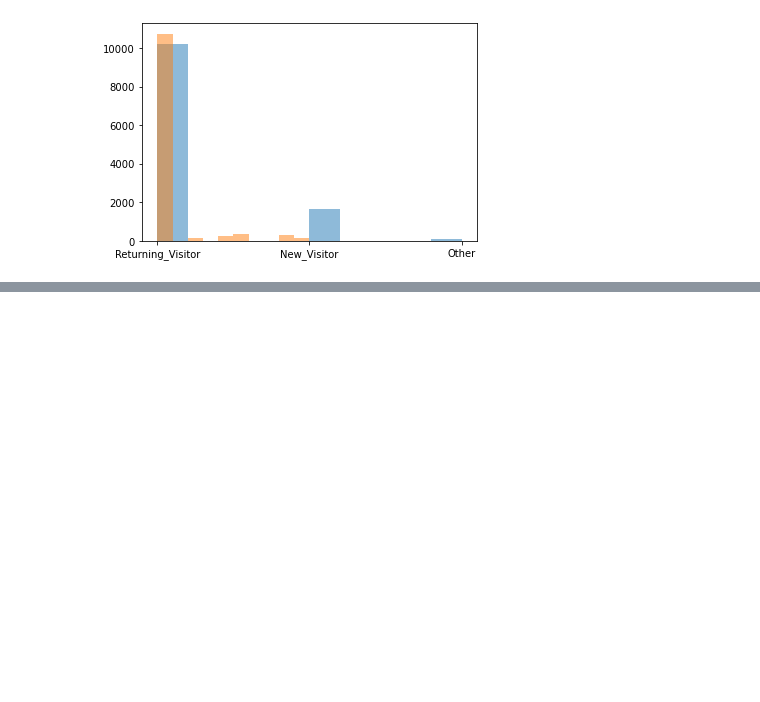
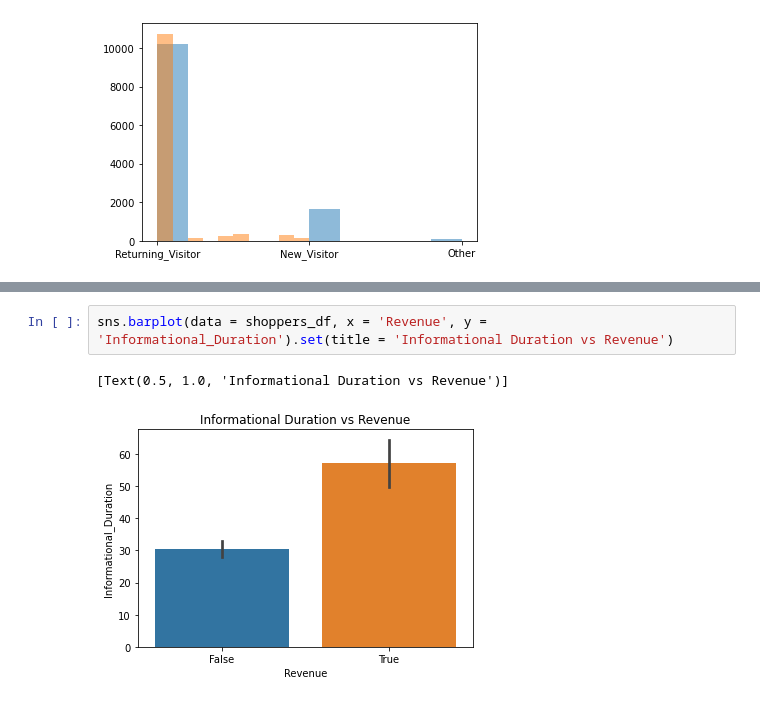
Before and after one commit to ChrisGarciaDS/ECommerce-Analysis, a Jupyter notebook: Ecom-data.ipynb, the cells around one changed output, grey strips where cells are left out. Cells and saved outputs as stored; diff of their text form; blank space fills up the shorter version.

```diff
--- a/Ecom-data.ipynb
+++ b/Ecom-data.ipynb
@@ -341,0 +349,5 @@ plt.show()
+# %%
+sns.barplot(data = shoppers_df, x = 'Revenue', y = 'Informational_Duration').set(title = 'Informational Duration vs Revenue')
+# %% [output]
+[Text(0.5, 1.0, 'Informational Duration vs Revenue')]
+[figure, added]
```
Also changed, not shown: parts of 24 cells of this notebook.
